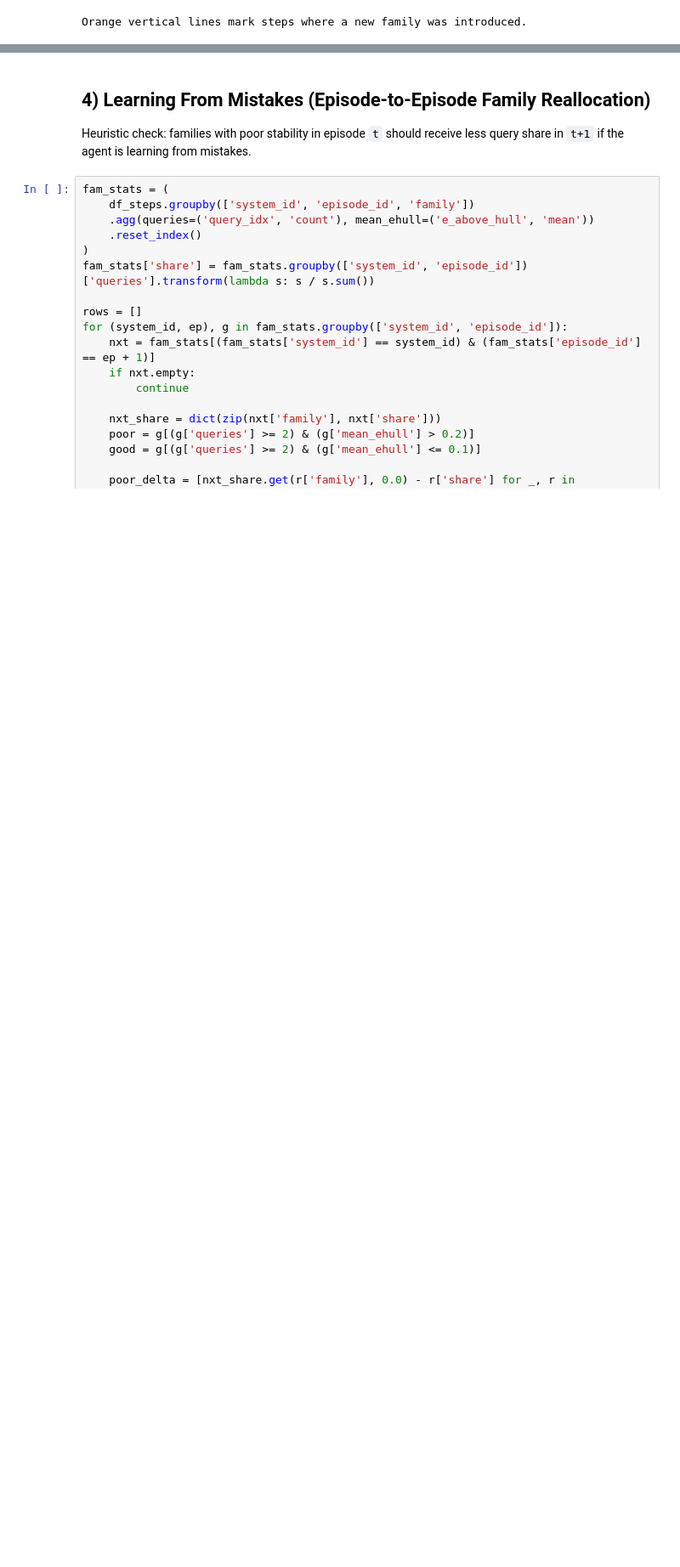
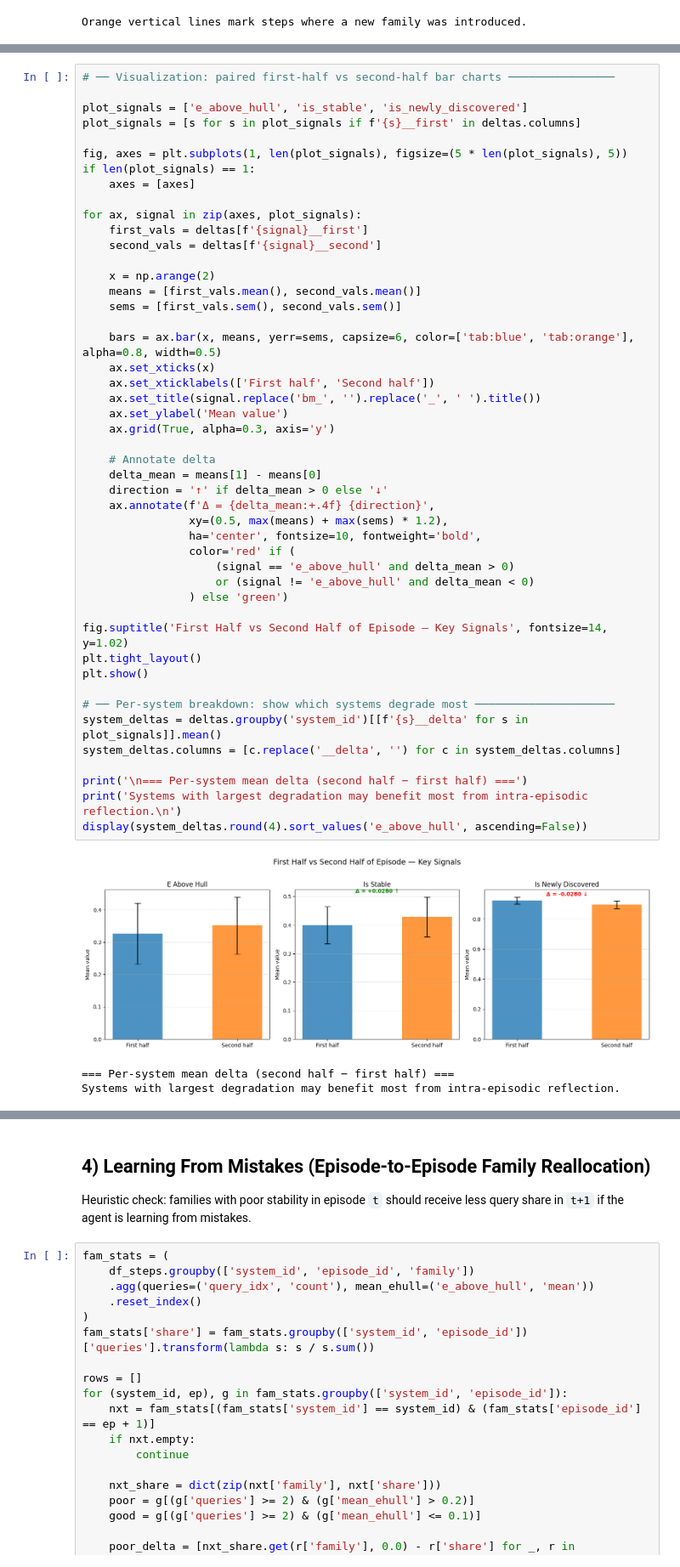
Before and after one commit to whalesyong/MADE, a Jupyter notebook: notebooks/reflection_family_analysis.ipynb, the cells around one changed output, grey strips where cells are left out. Shown at 85% size. Drawn from its saved outputs; the diff is of its cells as text; blank space fills up the shorter version.

```diff
--- a/notebooks/reflection_family_analysis.ipynb
+++ b/notebooks/reflection_family_analysis.ipynb
@@ -999,0 +1113,51 @@ Orange vertical lines mark steps where a new family was introduced.
+# %%
+# ── Visualization: paired first-half vs second-half bar charts ────────────────
+
+plot_signals = ['e_above_hull', 'is_stable', 'is_newly_discovered']
+plot_signals = [s for s in plot_signals if f'{s}__first' in deltas.columns]
+
+fig, axes = plt.subplots(1, len(plot_signals), figsize=(5 * len(plot_signals), 5))
+if len(plot_signals) == 1:
+    axes = [axes]
+
+for ax, signal in zip(axes, plot_signals):
+    first_vals = deltas[f'{signal}__first']
+    second_vals = deltas[f'{signal}__second']
+
+    x = np.arange(2)
+    means = [first_vals.mean(), second_vals.mean()]
+    sems = [first_vals.sem(), second_vals.sem()]
+
+    bars = ax.bar(x, means, yerr=sems, capsize=6, color=['tab:blue', 'tab:orange'], alpha=0.8, width=0.5)
+    ax.set_xticks(x)
+    ax.set_xticklabels(['First half', 'Second half'])
+    ax.set_title(signal.replace('bm_', '').replace('_', ' ').title())
+    ax.set_ylabel('Mean value')
+    ax.grid(True, alpha=0.3, axis='y')
+
+    # Annotate delta
+    delta_mean = means[1] - means[0]
+    direction = '↑' if delta_mean > 0 else '↓'
+    ax.annotate(f'Δ = {delta_mean:+.4f} {direction}',
+                xy=(0.5, max(means) + max(sems) * 1.2),
+                ha='center', fontsize=10, fontweight='bold',
+                color='red' if (
+                    (signal == 'e_above_hull' and delta_mean > 0)
+                    or (signal != 'e_above_hull' and delta_mean < 0)
+                ) else 'green')
+
+fig.suptitle('First Half vs Second Half of Episode — Key Signals', fontsize=14, y=1.02)
+plt.tight_layout()
+plt.show()
+
+# ── Per-system breakdown: show which systems degrade most ─────────────────────
+system_deltas = deltas.groupby('system_id')[[f'{s}__delta' for s in plot_signals]].mean()
+system_deltas.columns = [c.replace('__delta', '') for c in system_deltas.columns]
+
+print('\n=== Per-system mean delta (second half − first half) ===')
+print('Systems with largest degradation may benefit most from intra-episodic reflection.\n')
+display(system_deltas.round(4).sort_values('e_above_hull', ascending=False))
+# %% [output]
+[figure, added]
+=== Per-system mean delta (second half − first half) ===
+Systems with largest degradation may benefit most from intra-episodic reflection.
```
Also changed, not shown: parts of 7 cells of this notebook, 4 other files.
